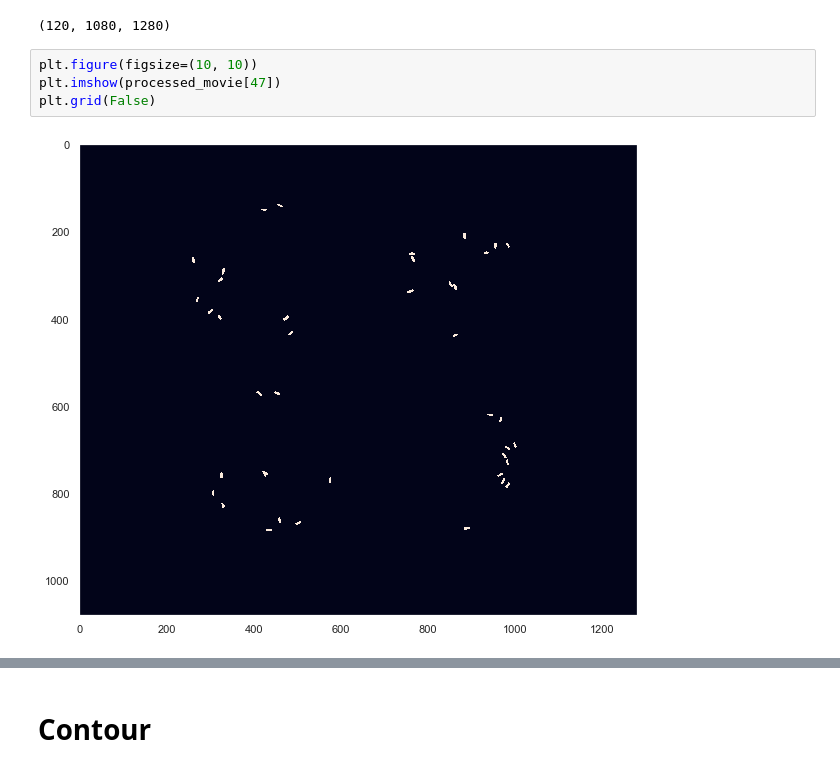
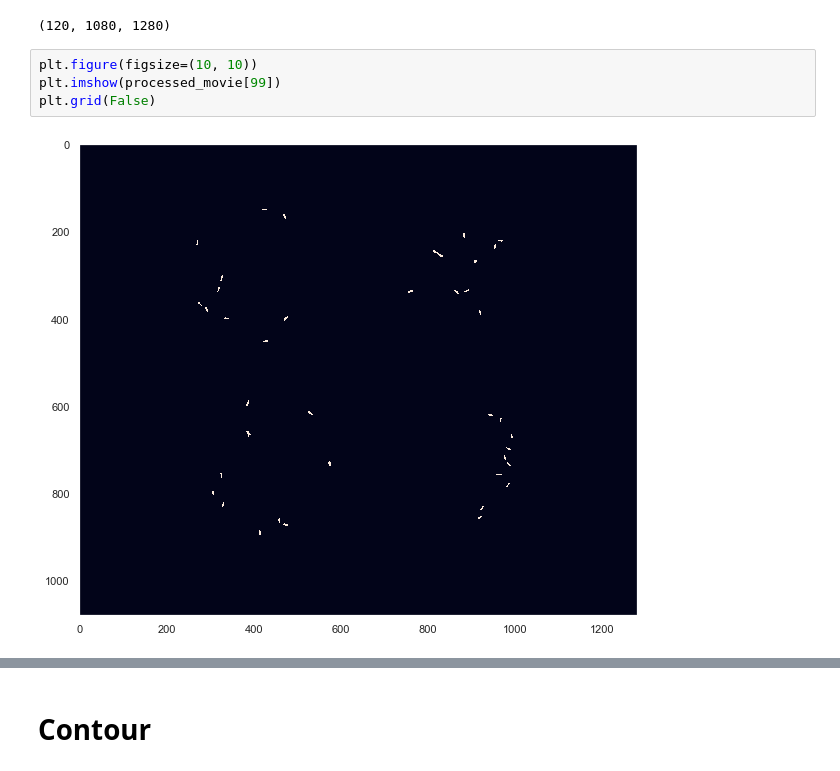
Before and after one commit to nicolaseberle/flyTracker, a Jupyter notebook: notebooks/blobdetector/blob_v1.ipynb, the cells around one changed output, grey strips where cells are left out. Cells and saved outputs as stored; diff of their text form.

```diff
--- a/notebooks/blobdetector/blob_v1.ipynb
+++ b/notebooks/blobdetector/blob_v1.ipynb
@@ -61,7 +76,7 @@ processed_movie.shape
 (120, 1080, 1280)
 # %%
 plt.figure(figsize=(10, 10))
-plt.imshow(processed_movie[47])
+plt.imshow(processed_movie[99])
 plt.grid(False)
 # %% [output]
-[figure, old version]
+[figure, new version]
```
Also changed, not shown: parts of 56 cells of this notebook, 9 other files.
